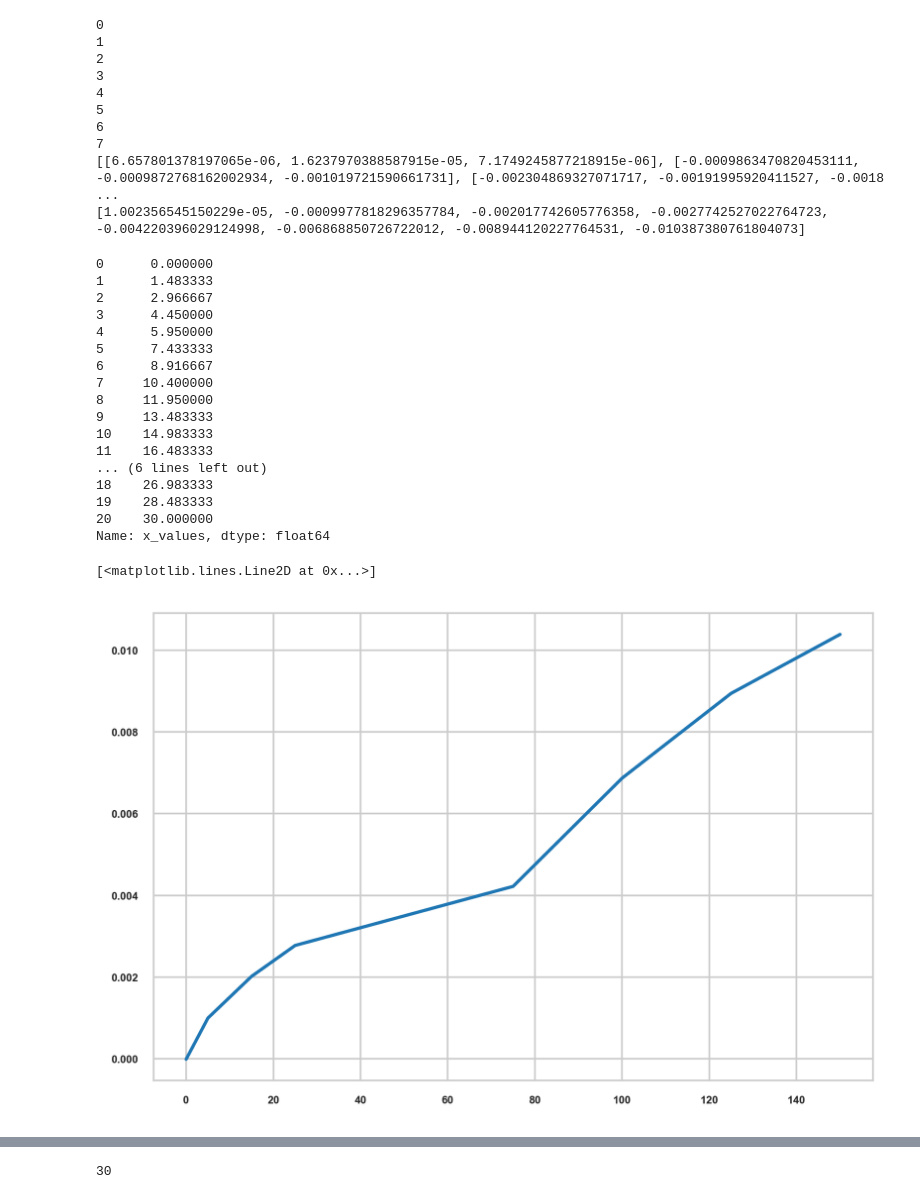
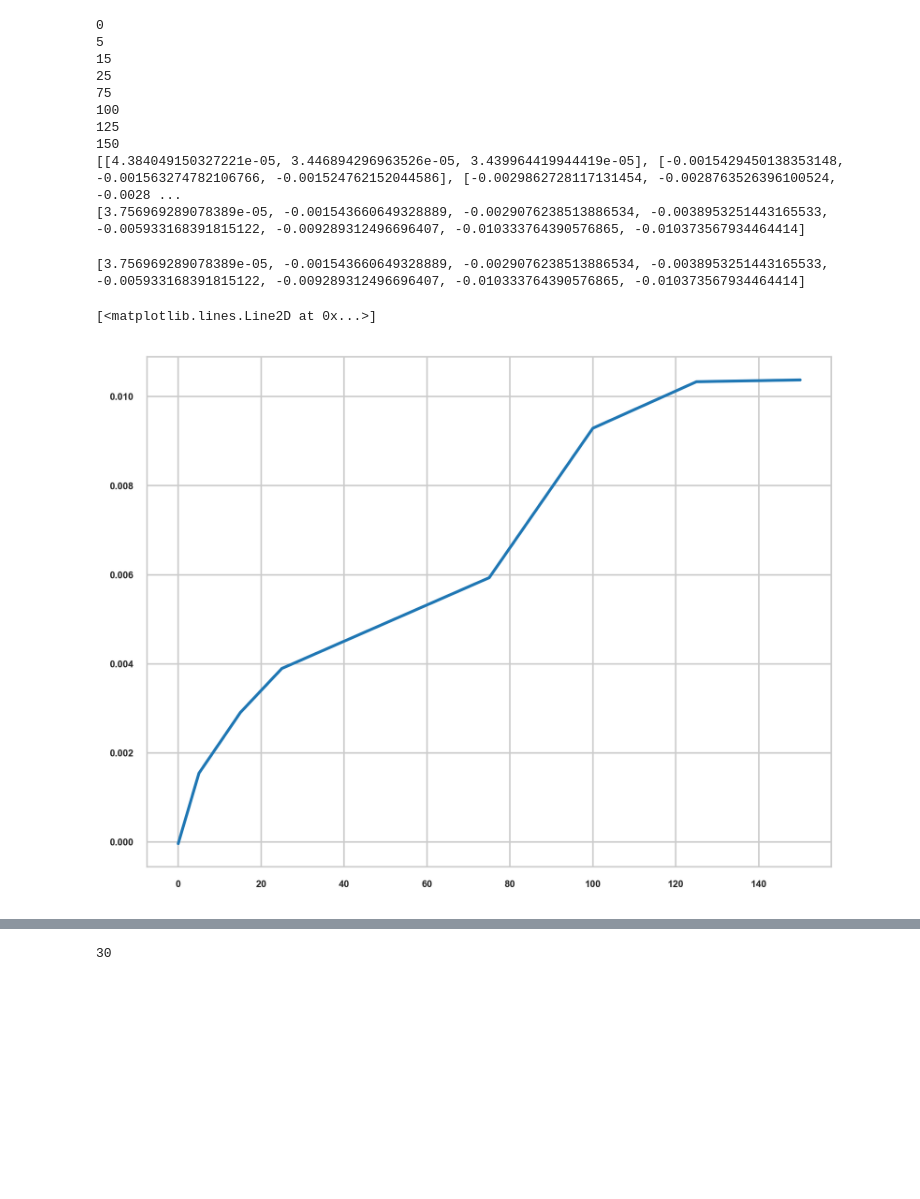
Before and after one commit to BioCatHub/bch_scenario_Alaric, a Jupyter notebook: Kinetics.ipynb, the cells around one changed output, grey strips where cells are left out. Drawn from its saved outputs; the diff is of its cells as text; code cells hidden in the pictures; blank space fills up the shorter version.

```diff
--- a/Kinetics.ipynb
+++ b/Kinetics.ipynb
@@ -57,7 +77,7 @@ plt.rc('font', **font)
 
 plt.rcParams['figure.dpi'] =400
 sns.set_style("whitegrid")
-fig, ax = plt.subplots(4, 2, figsize=(3,7))
+fig, ax = plt.subplots(8, 2, figsize=(3,7))
 for i in concentrations:
 
     #fig,ax=plt.subplots()
@@ -75,11 +95,11 @@ for i in concentrations:
         y_values = pd.to_numeric(conc["sample_"+str(j)])
         ax[index, 1].plot(x_values, y_values, linestyle="--")
 
-    ax[index, 0].set_ylim(0,0.1)
+    ax[index, 0].set_ylim(0,2)
     ax[index, 0].set_title("Reference")
     ax[index, 0].set_xlim(0,50)
     ax[index, 1].set_title("Sample")
-    ax[index, 1].set_ylim([0,10])
+    ax[index, 1].set_ylim([0,2])
     ax[index, 1].set_xlim(0,50)
 
 
@@ -90,19 +108,0 @@ plt.tight_layout(pad=0.4, w_pad=0.5, h_pad=0.1)
-# %%
-print(df4)
-
-fig,ax = plt.subplots()
-
-newdf = pd.to_numeric(df3['sample_1'])
-newdfx = pd.to_numeric(df3["x_values"])
-
-ax.plot(newdfx, newdf)
-ax.plot(newdfx, newdf)
-ax.plot(newdfx, newdf)
-ax.set_ylim(0,0.1)
-
-
-newdf = [1,2]
-
-for i in newdf:
-    number = round(i, 4)
-    print(number)
@@ -125,10 +120,12 @@ slopes = []
 
 for i in concentrations:
     print(i)
-    conc = locals()["df_"+str((concentrations.index(i)))]
+    conc = locals()["df"+str((concentrations.index(i)))]
     slope_1 = []
     for j in range(3):
-        slope, intercept, rvalue, pvalue, stderr = stats.linregress(conc["x_values"], conc["sample_"+str(j)])
+        x_data = pd.to_numeric(conc["x_values"])
+        y_data = pd.to_numeric(conc["reference_"+str(j)])
+        slope, intercept, rvalue, pvalue, stderr = stats.linregress(x_data[:15], y_data[:15])
         slope_1.append(slope)
     slopes.append(slope_1)
 
@@ -144,49 +141,34 @@ for i in slopes:
 print(slopes_mean)
 # %% [output]
 0
-1
-2
-3
-4
 5
-6
-7
-[[6.657801378197065e-06, 1.6237970388587915e-05, 7.1749245877218915e-06], [-0.0009863470820453111, -0.0009872768162002934, -0.001019721590661731], [-0.002304869327071717, -0.00191995920411527, -0.0018 ...
-[1.002356545150229e-05, -0.0009977818296357784, -0.002017742605776358, -0.0027742527022764723, -0.004220396029124998, -0.006868850726722012, -0.008944120227764531, -0.010387380761804073]
+15
+25
+75
+100
+125
+150
+[[4.384049150327221e-05, 3.446894296963526e-05, 3.439964419944419e-05], [-0.0015429450138353148, -0.001563274782106766, -0.001524762152044586], [-0.0029862728117131454, -0.0028763526396100524, -0.0028 ...
+[3.756969289078389e-05, -0.001543660649328889, -0.0029076238513886534, -0.0038953251443165533, -0.005933168391815122, -0.009289312496696407, -0.010333764390576865, -0.010373567934464414]
 # %%
 import matplotlib.pyplot as plt
 
-dataframe = locals()["df_1"]
+dataframe = locals()["df1"]
 x_values = dataframe["x_values"]
-print(x_values)
+#print(x_values)
 concentrations = [0, 5,15,25, 75, 100, 125, 150]
 
 slopes_array = np.array(slopes_mean)
+print(slopes_mean)
 slopes_positive = slopes_array*-1
 
 
 
 plt.plot(concentrations, slopes_positive)
 # %% [output]
-0      0.000000
-1      1.483333
-2      2.966667
-3      4.450000
-4      5.950000
-5      7.433333
-6      8.916667
-7     10.400000
-8     11.950000
-9     13.483333
-10    14.983333
-11    16.483333
-... (6 lines left out)
-18    26.983333
-19    28.483333
-20    30.000000
-Name: x_values, dtype: float64
+[3.756969289078389e-05, -0.001543660649328889, -0.0029076238513886534, -0.0038953251443165533, -0.005933168391815122, -0.009289312496696407, -0.010333764390576865, -0.010373567934464414]
 [<matplotlib.lines.Line2D at 0x...>]
-[figure, old version]
+[figure, new version]
 # %%
 import lmfit
 
```
Also changed, not shown: parts of 5 cells of this notebook, 11 other files.
